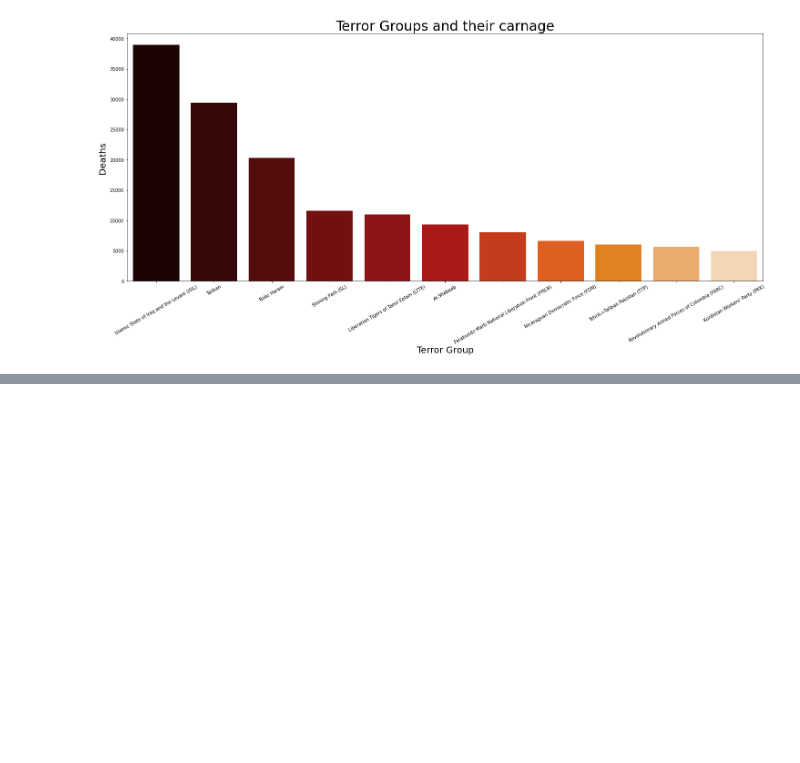
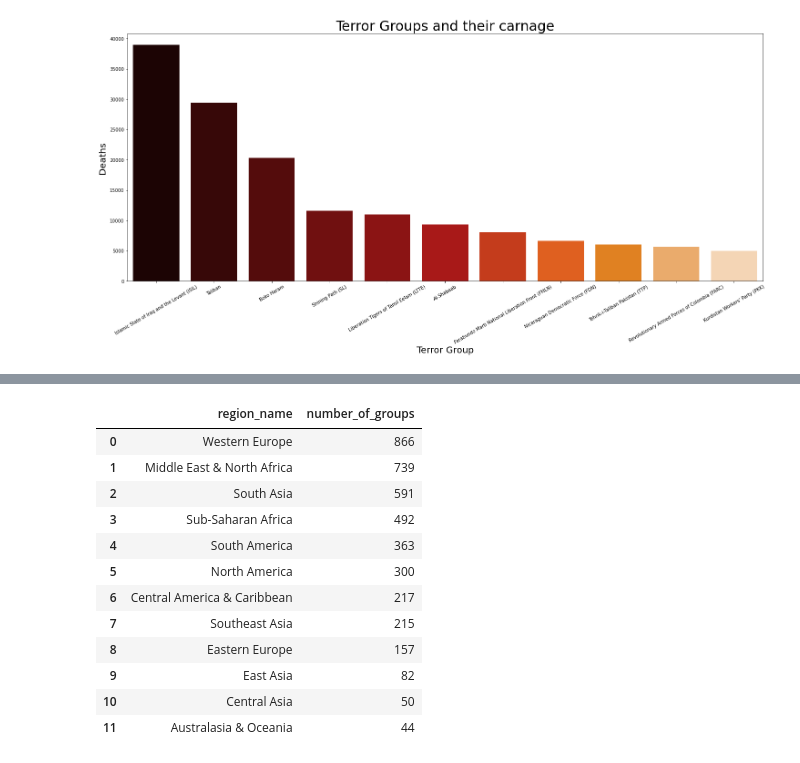
Before and after one commit to VinayR1998/Global-Terrorism-Analysis1, a Jupyter notebook: Vinay_R_EDA_1_GTD.ipynb, the cells around one changed output, grey strips where cells are left out. Cells and saved outputs as stored; diff of their text form; code cells hidden in the pictures; blank space fills up the shorter version.

```diff
--- a/Vinay_R_EDA_1_GTD.ipynb
+++ b/Vinay_R_EDA_1_GTD.ipynb
@@ -285,0 +311,16 @@ plt.show()
+# %%
+gtd7
+# %% [output]
+|  | region_name | number_of_groups |
+| 0 | Western Europe | 866 |
+| 1 | Middle East & North Africa | 739 |
+| 2 | South Asia | 591 |
+| 3 | Sub-Saharan Africa | 492 |
+| 4 | South America | 363 |
+| 5 | North America | 300 |
+| 6 | Central America & Caribbean | 217 |
+| 7 | Southeast Asia | 215 |
+| 8 | Eastern Europe | 157 |
+| 9 | East Asia | 82 |
+| 10 | Central Asia | 50 |
+| 11 | Australasia & Oceania | 44 |
```
Also changed, not shown: parts of 7 cells of this notebook.
